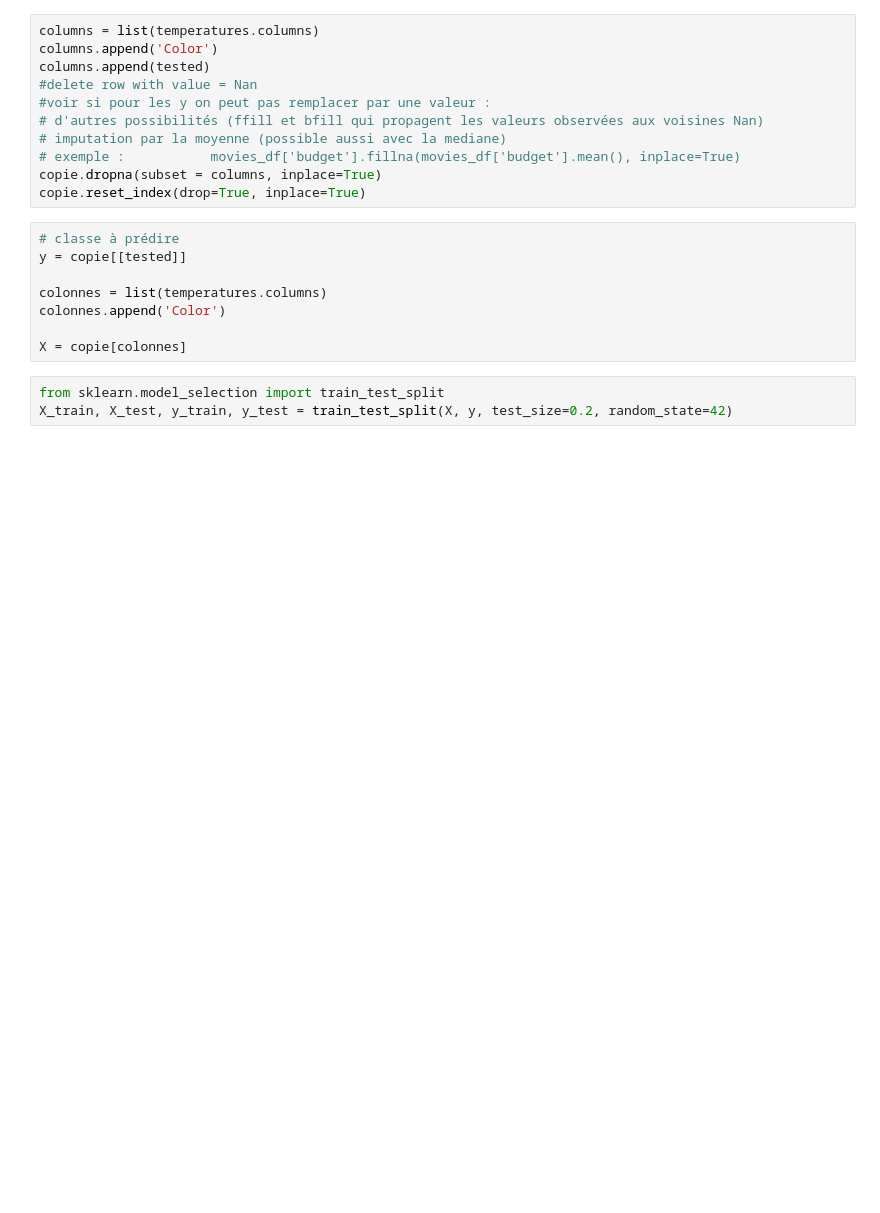
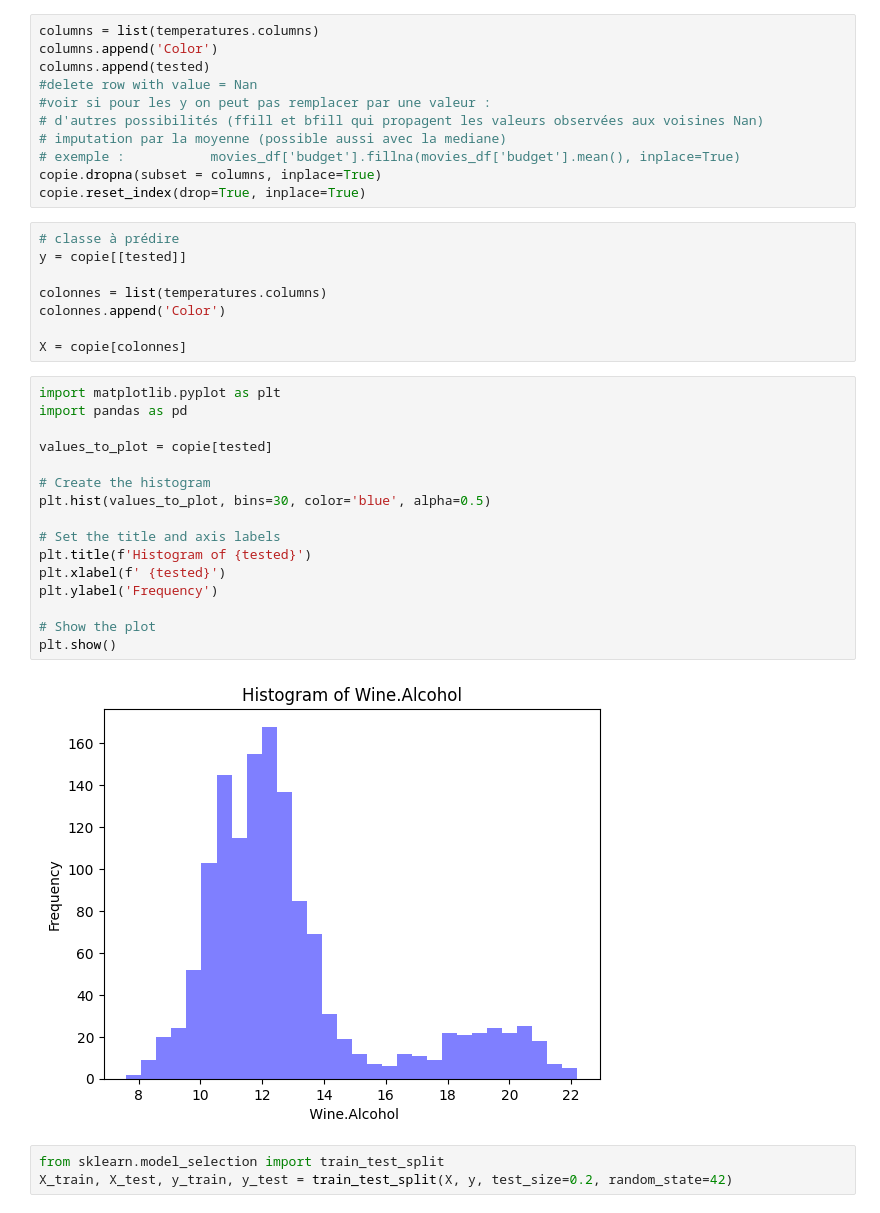
Before and after one commit to ameliemelo/projet_wine, a Jupyter notebook: all_col_standard_scaled.ipynb, the cells around one changed output. Cells and saved outputs as stored; diff of their text form; blank space fills up the shorter version.

Commit message:
histograms

```diff
--- a/all_col_standard_scaled.ipynb
+++ b/all_col_standard_scaled.ipynb
@@ -174,6 +174,24 @@ colonnes = list(temperatures.columns)
 colonnes.append('Color')
 
 X = copie[colonnes]
+# %%
+import matplotlib.pyplot as plt
+import pandas as pd
+
+values_to_plot = copie[tested]
+
+# Create the histogram
+plt.hist(values_to_plot, bins=30, color='blue', alpha=0.5)
+
+# Set the title and axis labels
+plt.title(f'Histogram of {tested}')
+plt.xlabel(f' {tested}')
+plt.ylabel('Frequency')
+
+# Show the plot
+plt.show()
+# %% [output]
+[figure, added]
 # %%
 from sklearn.model_selection import train_test_split
 X_train, X_test, y_train, y_test = train_test_split(X, y, test_size=0.2, random_state=42)
```
Also changed, not shown: parts of 8 cells of this notebook.
